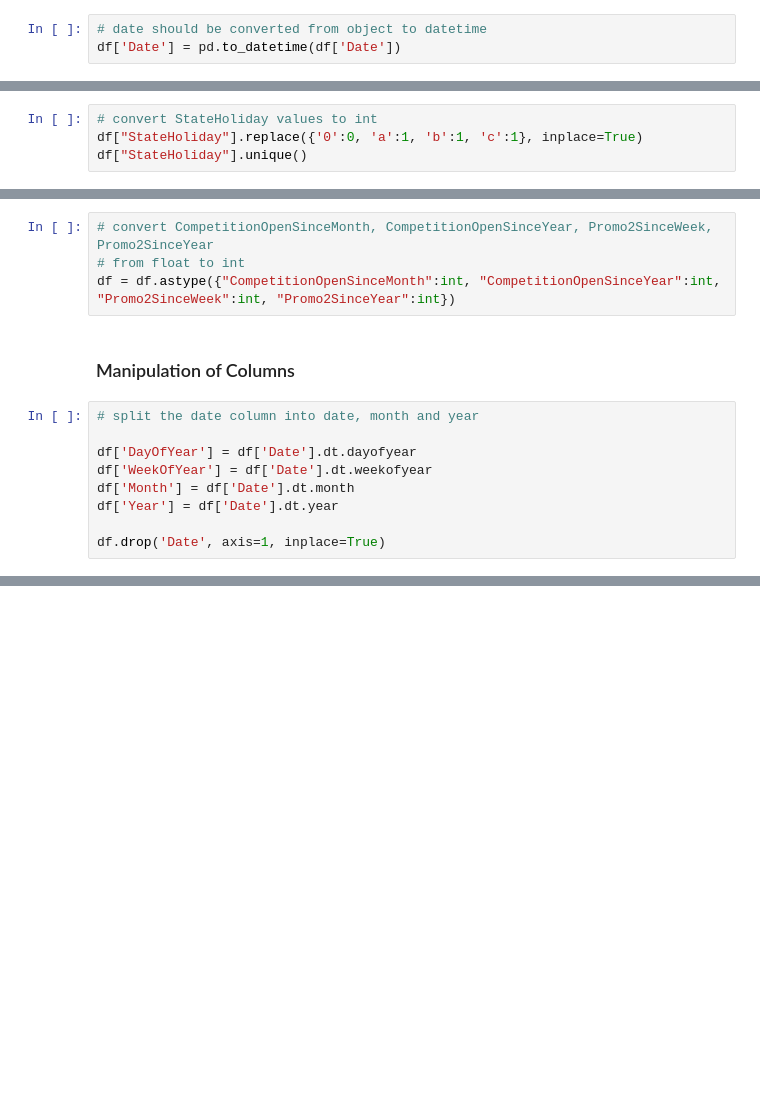
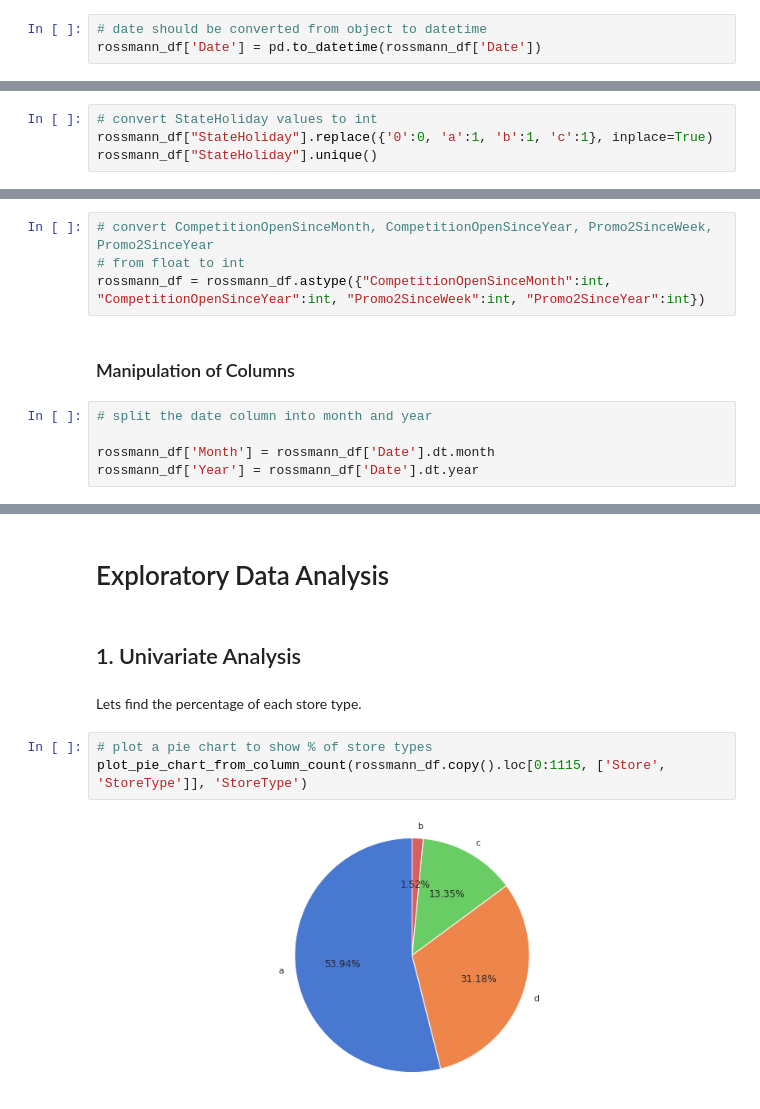
Before and after one commit to connect-midhunr/rossmann-sales-prediction, a Jupyter notebook: Rossmann_Sales_Prediction_Capstone_Project.ipynb, the cells around one changed output, grey strips where cells are left out. Saved outputs shown, nothing was run; the diff lists cells and outputs as text; blank space fills up the shorter version.

```diff
--- a/Rossmann_Sales_Prediction_Capstone_Project.ipynb
+++ b/Rossmann_Sales_Prediction_Capstone_Project.ipynb
@@ -468,6 +545,6 @@ PromoInterval                 object
 dtype: object
 # %%
 # date should be converted from object to datetime
-df['Date'] = pd.to_datetime(df['Date'])
+rossmann_df['Date'] = pd.to_datetime(rossmann_df['Date'])
 # %%
 # unique values in StateHoliday
@@ -476,22 +553,18 @@ df["StateHoliday"].unique()
 array(['0', 'a', 'b', 'c', 0], dtype=object)
 # %%
 # convert StateHoliday values to int
-df["StateHoliday"].replace({'0':0, 'a':1, 'b':1, 'c':1}, inplace=True)
-df["StateHoliday"].unique()
+rossmann_df["StateHoliday"].replace({'0':0, 'a':1, 'b':1, 'c':1}, inplace=True)
+rossmann_df["StateHoliday"].unique()
 # %% [output]
 array([0, 1])
 # %%
 # convert CompetitionOpenSinceMonth, CompetitionOpenSinceYear, Promo2SinceWeek, Promo2SinceYear
 # from float to int
-df = df.astype({"CompetitionOpenSinceMonth":int, "CompetitionOpenSinceYear":int, "Promo2SinceWeek":int, "Promo2SinceYear":int})
+rossmann_df = rossmann_df.astype({"CompetitionOpenSinceMonth":int, "CompetitionOpenSinceYear":int, "Promo2SinceWeek":int, "Promo2SinceYear":int})
 # %% [markdown]
 ### Manipulation of Columns
 # %%
-# split the date column into date, month and year
+# split the date column into month and year
 
-df['DayOfYear'] = df['Date'].dt.dayofyear
-df['WeekOfYear'] = df['Date'].dt.weekofyear
-df['Month'] = df['Date'].dt.month
-df['Year'] = df['Date'].dt.year
-
-df.drop('Date', axis=1, inplace=True)
+rossmann_df['Month'] = rossmann_df['Date'].dt.month
+rossmann_df['Year'] = rossmann_df['Date'].dt.year
@@ -497,0 +581,11 @@ df.drop('Date', axis=1, inplace=True)
+# %% [markdown]
+# Exploratory Data Analysis
+# %% [markdown]
+## 1. Univariate Analysis
+# %% [markdown]
+Lets find the percentage of each store type.
+# %%
+# plot a pie chart to show % of store types
+plot_pie_chart_from_column_count(rossmann_df.copy().loc[0:1115, ['Store', 'StoreType']], 'StoreType')
+# %% [output]
+[figure, added]
```
Also changed, not shown: parts of 38 cells of this notebook.
